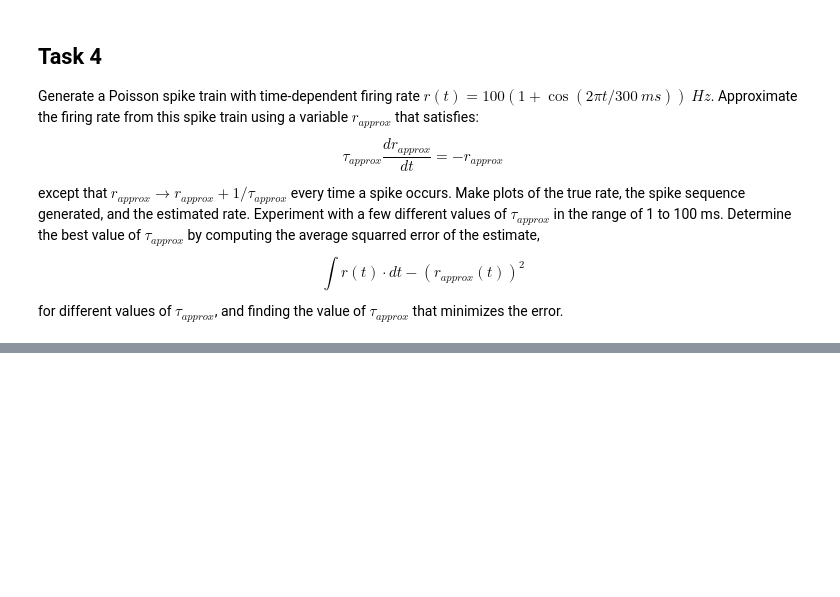
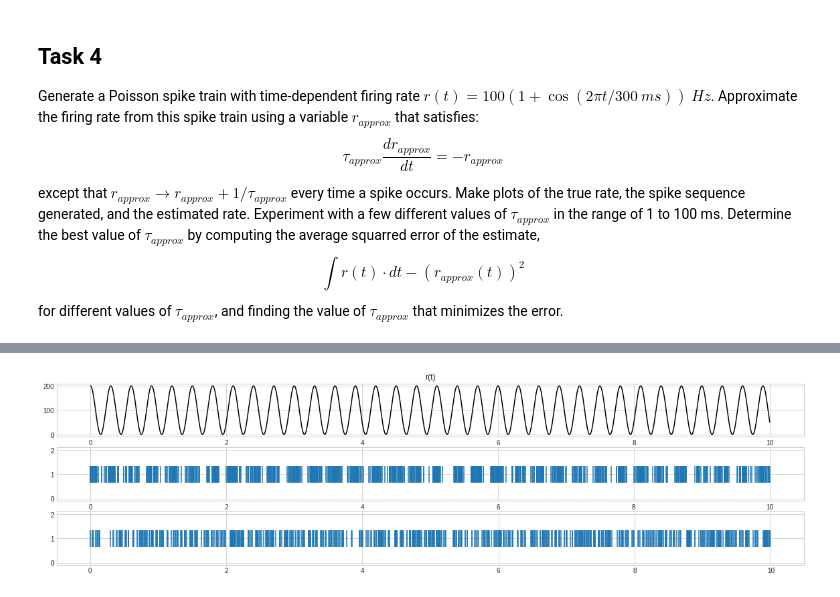
Before and after one commit to platycristate/computational-neuroscience, a Jupyter notebook: chapter1/Neural encoding.ipynb, the cells around one changed output, grey strips where cells are left out. Cells and saved outputs as stored; diff of their text form; code cells hidden in the pictures; blank space fills up the shorter version.

```diff
--- a/chapter1/Neural encoding.ipynb
+++ b/chapter1/Neural encoding.ipynb
@@ -297,20 +294,21 @@ $$
 # %%
-def NonhomogeneousPoissonRapprox(r_approx, duration, tau=10, dt=1e-4):
+def NonhomogeneousPoissonRapprox(r_approx, duration, tau=10, dt=1e-2):
     '''
     Nonhomogeneous Poisson spike generator,
-    after each spike firing rat is increased by 1/tau,
-    and decays exponentially  exp(-t/tau)
+    after each spike firing rate is increased by 1000/tau Hz,
+    and decays exponentially  exp(-t*1000/tau)
 
     Return: array with spike times
     '''
     time = np.arange(0, 10, dt)
-    r0 = 200 # convert tau to seconds
+    r0 = 200
     spikes = [0]
     r_approx_vec = []
-    for i in range(len(time)):
-        r_a = r_approx(time[i] - spikes[-1], r0, tau_approx=tau)
-        r_approx_vec.append(r_a)
-        if  r_a * dt >= np.random.rand():
+    for i in range(1, len(time)):
+        r = r_approx(time[i] - spikes[-1] , r0, tau_approx=tau)
+        r_approx_vec.append(r)
+        print(r*dt)
+        if  r*dt > np.random.rand():
             spikes.append(time[i])
-            r0 = r_a + 1000/tau
+            r0 = r + (1000/tau)
     return np.array(spikes), np.array(r_approx_vec)
@@ -317,3 +319,24 @@ def NonhomogeneousPoissonRapprox(r_approx, duration, tau=10, dt=1e-4):
+# %%
+def NonhomogeneousPoissonRapprox(r_approx, duration, tau=10, r_max=200):
+    '''
+    Nonhomogeneous Poisson spike generator,
+    after each spike firing rate is increased by 1000/tau Hz,
+    and decays exponentially  exp(-t/tau)
+
+    Return: array with spike times
+    '''
+    r_approx_vec = []
+    spikes = HomogeneousPoissonEfficient(r_max, 10)
+    spikes_thinned = [ spikes[0] ]
+    r0 = (1000/tau)
+    for i in range(1, len(spikes) ):
+        # here should be spikes[i] - spikes_thinned[-1] but it does not work at all
+        r = r_approx(spikes[i] - spikes[i-1], r0, tau_approx=tau)
+        r_approx_vec.append(r)
+        if r / r_max > np.random.rand():
+            spikes_thinned.append(spikes[i])
+
+    return np.array(spikes_thinned), np.array(r_approx_vec)
 # %%
 def r(t):
     return 100 * (1 + np.cos(2*np.pi*t*1000/300)) # Hz
@@ -340,4 +350,7 @@ plt.plot(time, r_approx_vec)
 # %%
+spikes = NonhomogeneousPoisson(r, 10)
+spikes2, r_approx_vec = NonhomogeneousPoissonRapprox(r_approx=r_approx,  duration=10, tau=10)
+
 fig, axs = plt.subplots(3, 1, figsize=(20, 5));
 time = np.arange(0, 10, 1e-4)
 
@@ -352,0 +364 @@ axs[2].eventplot(spikes2, linelength=0.7);
+[figure, added]
```
Also changed, not shown: parts of 9 cells of this notebook.
